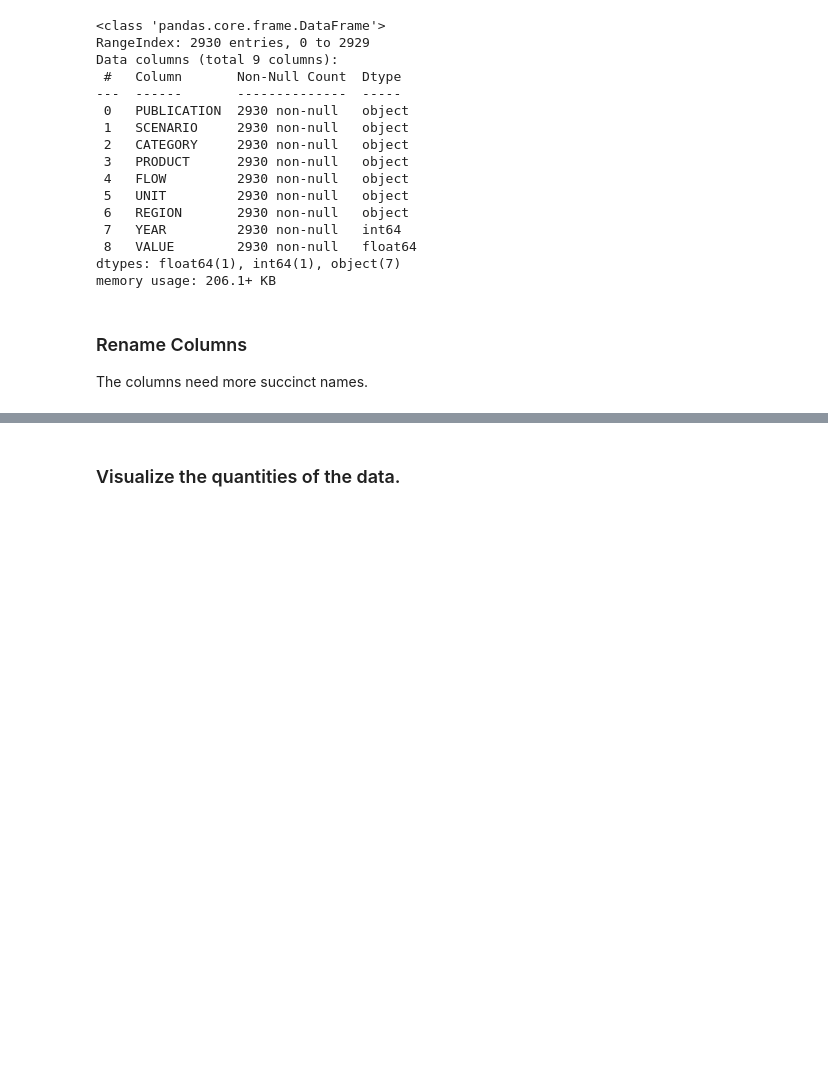
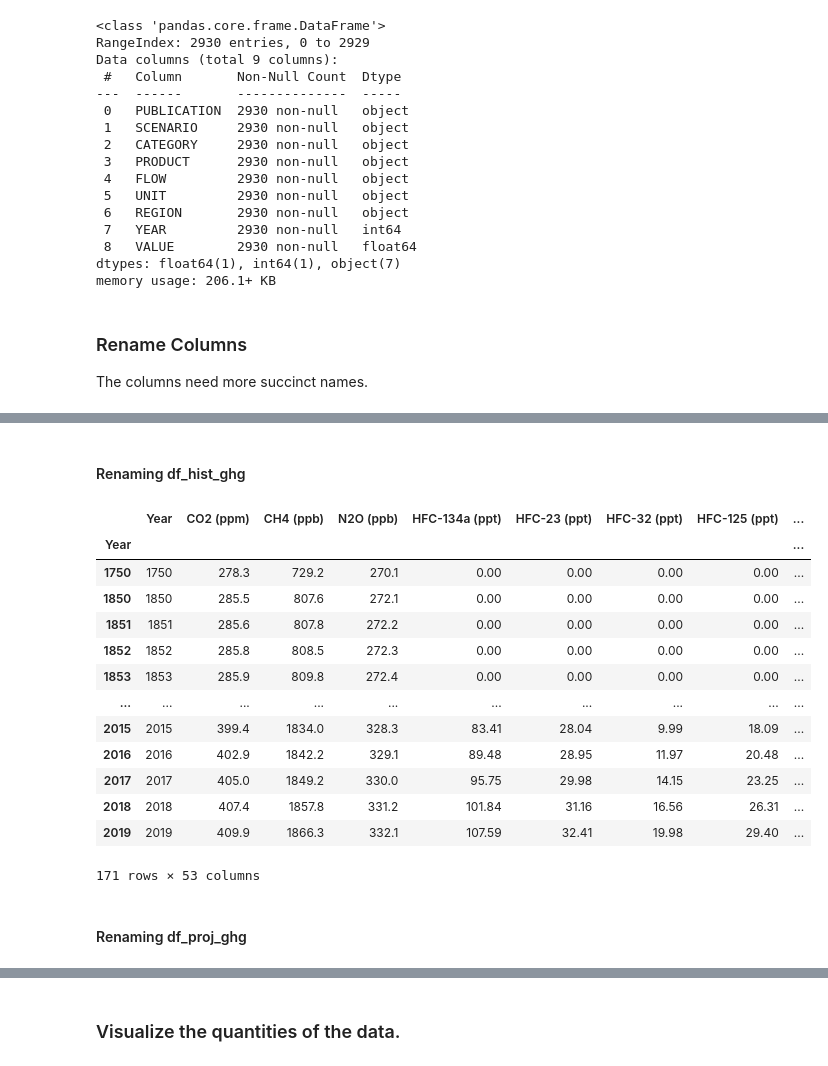
Before and after one commit to FunkyTable/Energy_Production_Time_Series_Projection, a Jupyter notebook: student.ipynb, the cells around one changed output, grey strips where cells are left out. Cells and saved outputs as stored; diff of their text form; code cells hidden in the pictures; blank space fills up the shorter version.

```diff
--- a/student.ipynb
+++ b/student.ipynb
@@ -678 +681,45 @@ df_temp
 171 rows × 6 columns
+# %% [markdown]
+#### Renaming df_hist_ghg
+# %%
+df_hist_ghg = df_hist_ghg.iloc[0:171,0:53]
+
+df_hist_ghg.columns = [col[1] + ' (' + col[0] + ')' for col in
+                       df_hist_ghg.columns.values]
+renaming = {'YYYY (# UNITS:)': 'Year',
+            'n-C4F10 (Unnamed: 40_level_0)'   : 'n-C4F10 (ppt)',
+            'n-C5F12 (Unnamed: 41_level_0)'   : 'n-C5F12 (ppt)',
+            'n-C6F14 (Unnamed: 42_level_0)'   : 'n-C6F14 (ppt)',
+            'i-C6F14 (Unnamed: 43_level_0)'   : 'i-C6F14 (ppt)',
+            'C7F16 (Unnamed: 44_level_0)'     : 'C7F16 (ppt)',
+            'C8F18 (Unnamed: 45_level_0)'     : 'C8F18 (ppt)',
+            'CFC-112 (Unnamed: 46_level_0)'   : 'CFC-112 (ppt)',
+            'CFC-112a (Unnamed: 47_level_0)'  : 'CFC-112a (ppt)',
+            'CFC-113a (Unnamed: 48_level_0)'  : 'CFC-113a (ppt)',
+            'CFC-114a (Unnamed: 49_level_0)'  : 'CFC-114a (ppt)',
+            'HCFC-133a (Unnamed: 50_level_0)' : 'HCFC-133a (ppt)',
+            'HCFC-31 (Unnamed: 51_level_0)'   : 'HCFC-31 (ppt)',
+            'HCFC-124 (Unnamed: 52_level_0)'  : 'HCFC-124 (ppt)}'}
+
+df_hist_ghg.rename(columns = renaming, inplace = True)
+df_hist_ghg['Year'] = df_hist_ghg['Year'].astype(int)
+df_hist_ghg.index = df_hist_ghg['Year']
+
+df_hist_ghg
+# %% [output]
+|  | Year | CO2 (ppm) | CH4 (ppb) | N2O (ppb) | HFC-134a (ppt) | HFC-23 (ppt) | HFC-32 (ppt) | HFC-125 (ppt) | ... |
+| Year |  |  |  |  |  |  |  |  | ... |
+| 1750 | 1750 | 278.3 | 729.2 | 270.1 | 0.00 | 0.00 | 0.00 | 0.00 | ... |
+| 1850 | 1850 | 285.5 | 807.6 | 272.1 | 0.00 | 0.00 | 0.00 | 0.00 | ... |
+| 1851 | 1851 | 285.6 | 807.8 | 272.2 | 0.00 | 0.00 | 0.00 | 0.00 | ... |
+| 1852 | 1852 | 285.8 | 808.5 | 272.3 | 0.00 | 0.00 | 0.00 | 0.00 | ... |
+| 1853 | 1853 | 285.9 | 809.8 | 272.4 | 0.00 | 0.00 | 0.00 | 0.00 | ... |
+| ... | ... | ... | ... | ... | ... | ... | ... | ... | ... |
+| 2015 | 2015 | 399.4 | 1834.0 | 328.3 | 83.41 | 28.04 | 9.99 | 18.09 | ... |
+| 2016 | 2016 | 402.9 | 1842.2 | 329.1 | 89.48 | 28.95 | 11.97 | 20.48 | ... |
+| 2017 | 2017 | 405.0 | 1849.2 | 330.0 | 95.75 | 29.98 | 14.15 | 23.25 | ... |
+| 2018 | 2018 | 407.4 | 1857.8 | 331.2 | 101.84 | 31.16 | 16.56 | 26.31 | ... |
+| 2019 | 2019 | 409.9 | 1866.3 | 332.1 | 107.59 | 32.41 | 19.98 | 29.40 | ... |
+171 rows × 53 columns
+# %% [markdown]
+#### Renaming df_proj_ghg
```
Also changed, not shown: parts of 75 cells of this notebook.
